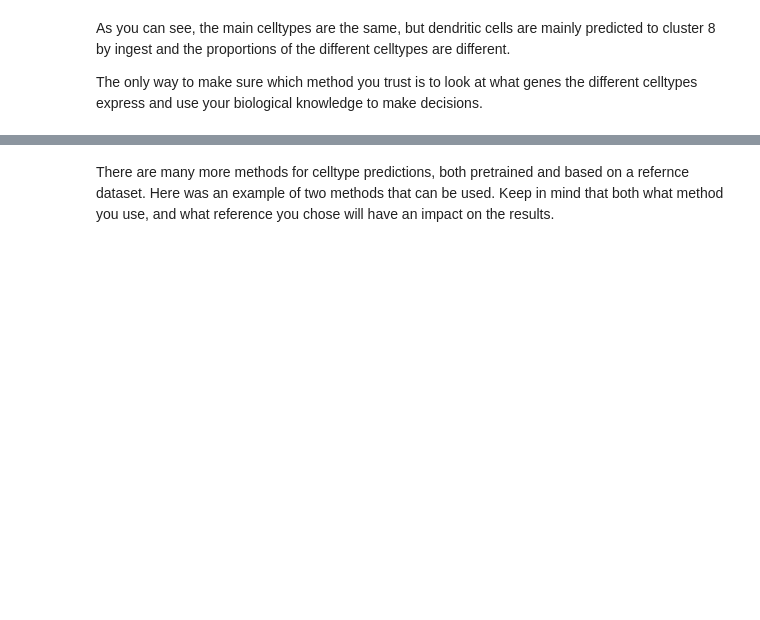
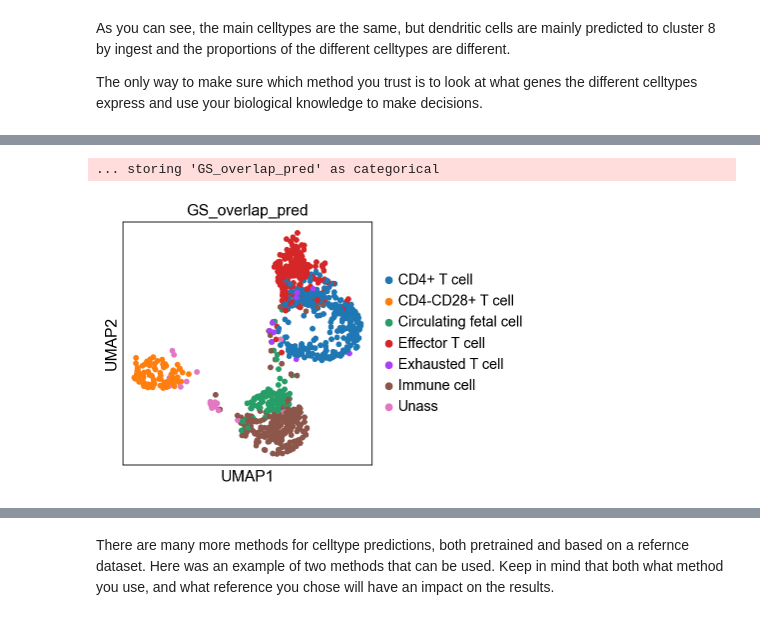
Before and after one commit to NBISweden/workshop-scRNAseq, a Jupyter notebook: labs/compiled/scanpy/scanpy_06_celltype.ipynb, the cells around one changed output, grey strips where cells are left out. Cells and saved outputs as stored; diff of their text form; code cells hidden in the pictures; blank space fills up the shorter version.

```diff
--- a/labs/compiled/scanpy/scanpy_06_celltype.ipynb
+++ b/labs/compiled/scanpy/scanpy_06_celltype.ipynb
@@ -265,0 +283,10 @@ The only way to make sure which method you trust is to look at what genes the di
+# %%
+# Filter for number of genes.
+print(df.shape)
+
+df['nG'] = df.geneSymbol.str.split(",").str.len()
+
+df = df[df['nG'] > 5]
+df = df[df['nG'] < 100]
+d = df[df['cancerType'] == "Normal"]
+print(df.shape)
@@ -265,0 +296,3 @@ The only way to make sure which method you trust is to look at what genes the di
+# %%
+df.index = df.cellName
+gene_dict = df.geneSymbol.str.split(",").to_dict()
@@ -265,0 +305,24 @@ The only way to make sure which method you trust is to look at what genes the di
+# %%
+# do gene set overlap to the groups in the gene list and top 100 DEGs.
+
+import gseapy
+
+gsea_res = dict()
+pred = dict()
+
+for cl in adata.obs['louvain_0.6'].cat.categories.tolist():
+    print(cl)
+    glist = sc.get.rank_genes_groups_df(adata, group=cl, key='wilcoxon')['names'].squeeze().str.strip().tolist()
+    enr_res = gseapy.enrichr(gene_list=glist[:100],
+                     organism='Human',
+                     gene_sets=gene_dict,
+                     background = adata.raw.shape[1],
+                     description='pathway',
+                     cutoff = 1)
+    if enr_res.results.shape[0] == 0:
+        pred[cl] = "Unass"
+    else:
+        enr_res.results.sort_values(by="P-value",axis=0, ascending=True, inplace=True)
+        print(enr_res.results.head(2))
+        gsea_res[cl]=enr_res
+        pred[cl] = enr_res.results["Term"][0]
@@ -265,0 +347,8 @@ The only way to make sure which method you trust is to look at what genes the di
+# %%
+prediction = [pred[x] for x in adata.obs['louvain_0.6']]
+adata.obs["GS_overlap_pred"] = prediction
+# %%
+sc.pl.umap(adata, color='GS_overlap_pred')
+# %% [output]
+... storing 'GS_overlap_pred' as categorical
+[figure, added]
```
Also changed, not shown: parts of 11 cells of this notebook, 32 other files.
